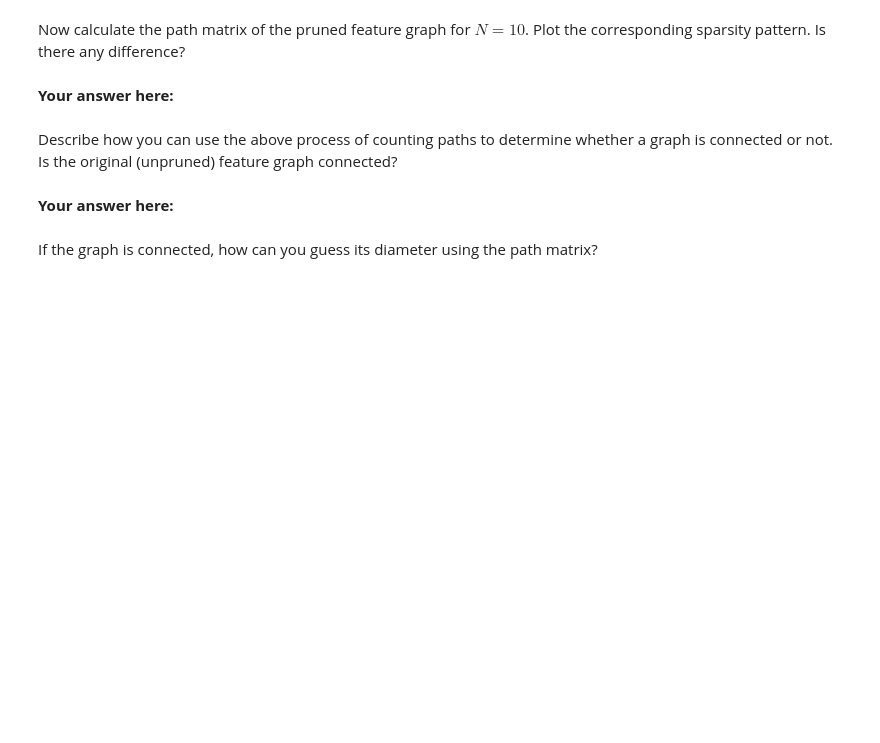
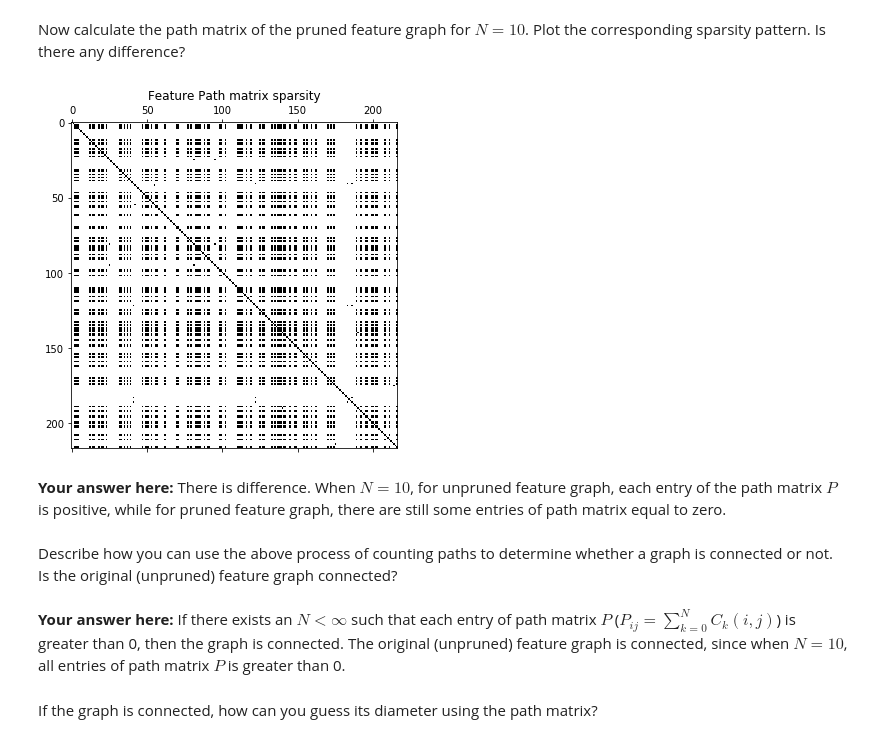
Before and after one commit to Sytta/ntds_2019, a Jupyter notebook: assignments/1_network_science.ipynb, the cells around one changed output. Saved outputs shown, nothing was run; the diff lists cells and outputs as text; code cells hidden in the pictures; blank space fills up the shorter version.

```diff
--- a/assignments/1_network_science.ipynb
+++ b/assignments/1_network_science.ipynb
@@ -290,10 +290,13 @@ So, we can draw conclusion that removing hubs influence citation(small networks)
 # %% [markdown]
 By adjusting the threshold of the euclidean distance matrix, prune the feature graph so that its number of edges is roughly close (within a hundred edges) to the number of edges in the citation graph.
 # %%
-threshold = # Your code here.
+threshold = mean_distance * 0.75 # Your code here.
 
-A_feature_pruned = # Your code here
-num_edges_feature_pruned = # Your code here.
+A_feature_pruned = distance.copy()
+A_feature_pruned[distance>=threshold] = 0
+A_feature_pruned[distance<threshold] = 1
+A_feature_pruned = A_feature_pruned - np.diag(np.diag(A_feature_pruned)) # Your code here
+num_edges_feature_pruned = np.count_nonzero(A_feature_pruned)/2 # Your code here.
 
 print(f"Number of edges in the feature graph: {num_edges_feature}")
 print(f"Number of edges in the feature graph after pruning: {num_edges_feature_pruned}")
@@ -331,16 +340,20 @@ axes[1].spy(path_matrix_feature);
 # %% [markdown]
 Now calculate the path matrix of the pruned feature graph for $N=10$. Plot the corresponding sparsity pattern. Is there any difference?
 # %%
-path_matrix_pruned = # Your code here.
+path_matrix_pruned = sum([np.linalg.matrix_power(A_feature_pruned, k) for k in range(11)])# Your code here.
 
 plt.figure(figsize=(12, 6))
 plt.title('Feature Path matrix sparsity')
 plt.spy(path_matrix_pruned);
+# %% [output]
+[figure, added]
-# %% [markdown]
-**Your answer here:**
+# %% [markdown]
+**Your answer here:**
+There is difference. When $N=10$, for unpruned feature graph, each entry of the path matrix $P$ is positive, while for pruned feature graph, there are still some entries of path matrix equal to zero.
 # %% [markdown]
 Describe how you can use the above process of counting paths to determine whether a graph is connected or not. Is the original (unpruned) feature graph connected?
-# %% [markdown]
-**Your answer here:**
+# %% [markdown]
+**Your answer here:**
+If there exists an $N<\infty$ such that each entry of path matrix $P$ ($P_{ij} = \displaystyle\sum_{k=0}^{N}C_{k}(i,j)$) is greater than 0, then the graph is connected. The original (unpruned) feature graph is connected, since when $N=10$, all entries of path matrix $P$ is greater than 0.
 # %% [markdown]
 If the graph is connected, how can you guess its diameter using the path matrix?
```
Also changed, not shown: parts of 15 cells of this notebook.
